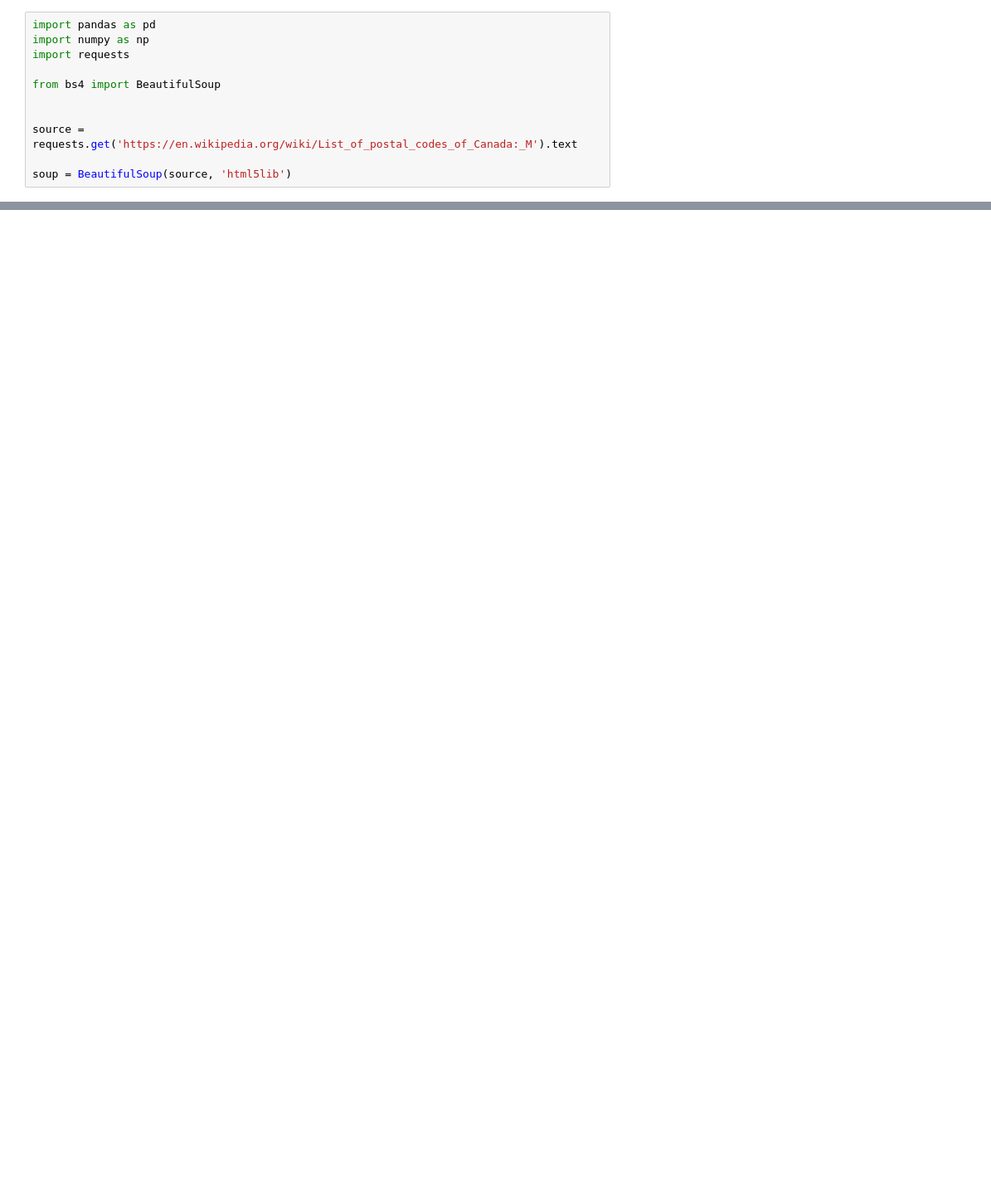
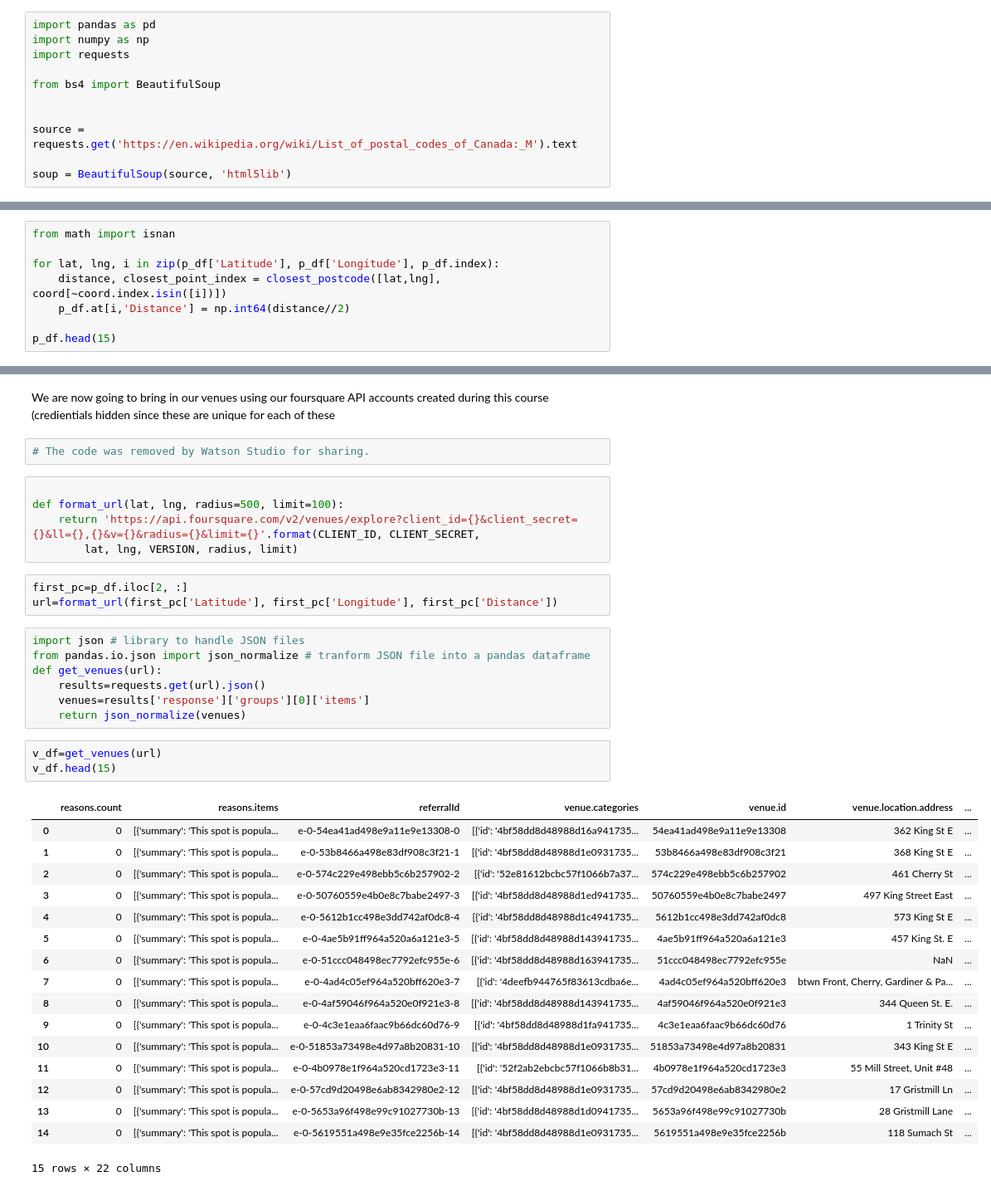
Before and after one commit to anouarmezzi/Coursera-Capstone-Project, a Jupyter notebook: Segmenting and clustering Neighborhood.ipynb, the cells around one changed output, grey strips where cells are left out. Shown: that part at 83% size. Cells and saved outputs as stored; diff of their text form; blank space fills up the shorter version.

Commit message:
Published from Watson Studio.

```diff
--- a/Segmenting and clustering Neighborhood.ipynb
+++ b/Segmenting and clustering Neighborhood.ipynb
@@ -62,0 +181,8 @@ toronto_data.shape[0]
+# %%
+from math import isnan
+
+for lat, lng, i in zip(p_df['Latitude'], p_df['Longitude'], p_df.index):
+    distance, closest_point_index = closest_postcode([lat,lng], coord[~coord.index.isin([i])])
+    p_df.at[i,'Distance'] = np.int64(distance//2)
+
+p_df.head(15)
@@ -62,0 +206,40 @@ toronto_data.shape[0]
+# %% [markdown]
+We are now going to bring in our venues using our foursquare API accounts created during this course (credientials hidden since these are unique for each of these
+# %%
+# The code was removed by Watson Studio for sharing.
+# %%
+
+def format_url(lat, lng, radius=500, limit=100):
+    return 'https://api.foursquare.com/v2/venues/explore?client_id={}&client_secret={}&ll={},{}&v={}&radius={}&limit={}'.format(CLIENT_ID, CLIENT_SECRET,
+        lat, lng, VERSION, radius, limit)
+# %%
+first_pc=p_df.iloc[2, :]
+url=format_url(first_pc['Latitude'], first_pc['Longitude'], first_pc['Distance'])
+# %%
+import json # library to handle JSON files
+from pandas.io.json import json_normalize # tranform JSON file into a pandas dataframe
+def get_venues(url):
+    results=requests.get(url).json()
+    venues=results['response']['groups'][0]['items']
+    return json_normalize(venues)
+# %%
+v_df=get_venues(url)
+v_df.head(15)
+# %% [output]
+|  | reasons.count | reasons.items | referralId | venue.categories | venue.id | venue.location.address | ... |
+| 0 | 0 | [{'summary': 'This spot is popula... | e-0-54ea41ad498e9a11e9e13308-0 | [{'id': '4bf58dd8d48988d16a941735... | 54ea41ad498e9a11e9e13308 | 362 King St E | ... |
+| 1 | 0 | [{'summary': 'This spot is popula... | e-0-53b8466a498e83df908c3f21-1 | [{'id': '4bf58dd8d48988d1e0931735... | 53b8466a498e83df908c3f21 | 368 King St E | ... |
+| 2 | 0 | [{'summary': 'This spot is popula... | e-0-574c229e498ebb5c6b257902-2 | [{'id': '52e81612bcbc57f1066b7a37... | 574c229e498ebb5c6b257902 | 461 Cherry St | ... |
+| 3 | 0 | [{'summary': 'This spot is popula... | e-0-50760559e4b0e8c7babe2497-3 | [{'id': '4bf58dd8d48988d1ed941735... | 50760559e4b0e8c7babe2497 | 497 King Street East | ... |
+| 4 | 0 | [{'summary': 'This spot is popula... | e-0-5612b1cc498e3dd742af0dc8-4 | [{'id': '4bf58dd8d48988d1c4941735... | 5612b1cc498e3dd742af0dc8 | 573 King St E | ... |
+| 5 | 0 | [{'summary': 'This spot is popula... | e-0-4ae5b91ff964a520a6a121e3-5 | [{'id': '4bf58dd8d48988d143941735... | 4ae5b91ff964a520a6a121e3 | 457 King St. E | ... |
+| 6 | 0 | [{'summary': 'This spot is popula... | e-0-51ccc048498ec7792efc955e-6 | [{'id': '4bf58dd8d48988d163941735... | 51ccc048498ec7792efc955e | NaN | ... |
+| 7 | 0 | [{'summary': 'This spot is popula... | e-0-4ad4c05ef964a520bff620e3-7 | [{'id': '4deefb944765f83613cdba6e... | 4ad4c05ef964a520bff620e3 | btwn Front, Cherry, Gardiner & Pa... | ... |
+| 8 | 0 | [{'summary': 'This spot is popula... | e-0-4af59046f964a520e0f921e3-8 | [{'id': '4bf58dd8d48988d143941735... | 4af59046f964a520e0f921e3 | 344 Queen St. E. | ... |
+| 9 | 0 | [{'summary': 'This spot is popula... | e-0-4c3e1eaa6faac9b66dc60d76-9 | [{'id': '4bf58dd8d48988d1fa941735... | 4c3e1eaa6faac9b66dc60d76 | 1 Trinity St | ... |
+| 10 | 0 | [{'summary': 'This spot is popula... | e-0-51853a73498e4d97a8b20831-10 | [{'id': '4bf58dd8d48988d1e0931735... | 51853a73498e4d97a8b20831 | 343 King St E | ... |
+| 11 | 0 | [{'summary': 'This spot is popula... | e-0-4b0978e1f964a520cd1723e3-11 | [{'id': '52f2ab2ebcbc57f1066b8b31... | 4b0978e1f964a520cd1723e3 | 55 Mill Street, Unit #48 | ... |
+| 12 | 0 | [{'summary': 'This spot is popula... | e-0-57cd9d20498e6ab8342980e2-12 | [{'id': '4bf58dd8d48988d1e0931735... | 57cd9d20498e6ab8342980e2 | 17 Gristmill Ln | ... |
+| 13 | 0 | [{'summary': 'This spot is popula... | e-0-5653a96f498e99c91027730b-13 | [{'id': '4bf58dd8d48988d1d0941735... | 5653a96f498e99c91027730b | 28 Gristmill Lane | ... |
+| 14 | 0 | [{'summary': 'This spot is popula... | e-0-5619551a498e9e35fce2256b-14 | [{'id': '4bf58dd8d48988d1e0931735... | 5619551a498e9e35fce2256b | 118 Sumach St | ... |
+15 rows × 22 columns
```
Also changed, not shown: parts of 29 cells of this notebook.
